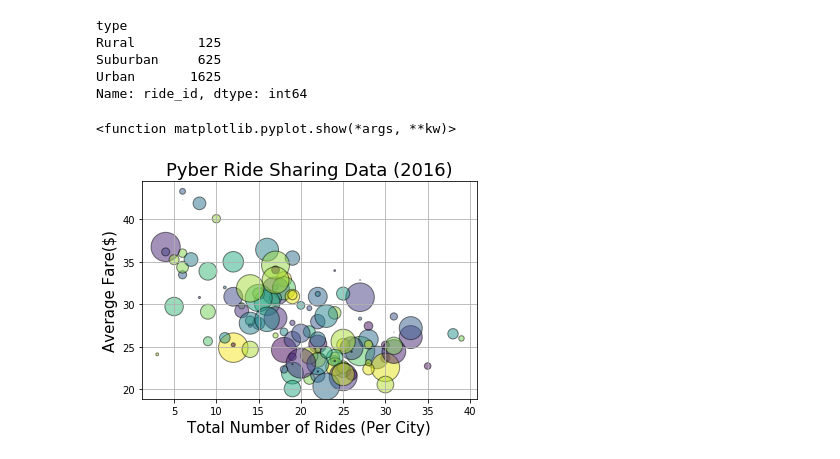
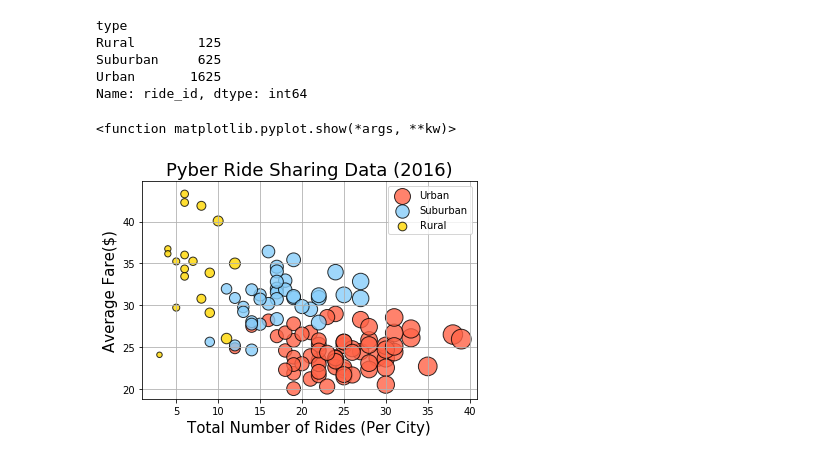
Before and after one commit to damuakula/Pyber_challenge, a Jupyter notebook: pyber_scatter.ipynb, the cells around one changed output. Drawn from its saved outputs; the diff is of its cells as text; code cells hidden in the pictures.

```diff
--- a/pyber_scatter.ipynb
+++ b/pyber_scatter.ipynb
@@ -81,16 +75,43 @@ total_rides_per_city = group_city_df["ride_id"].count()
+# %%
+urban_group = urban_city_df.groupby(['city'])
+suburban_group = suburban_city_df.groupby(['city'])
+rural_group = rural_city_df.groupby(['city'])
+# %%
+driver_count_urban_city = urban_group["driver_count"].count()
+driver_count_suburban_city = suburban_group["driver_count"].count()
+driver_count_rural_city = rural_group["driver_count"].count()
+# %%
+average_urban_fare = urban_group["fare"].mean()
+average_suburban_fare = suburban_group["fare"].mean()
+average_rural_fare = rural_group["fare"].mean()
+# %%
+urban_rides_per_city = urban_group["ride_id"].count()
+suburban_rides_per_city = suburban_group["ride_id"].count()
+rural_rides_per_city = rural_group["ride_id"].count()
 # %%
-colors = np.random.rand(len(total_rides_per_city))
-area = (30 * np.random.rand(len(total_rides_per_city)))**2
+type1 = (urban_rides_per_city,average_urban_fare)
+type2 = (suburban_rides_per_city,average_suburban_fare)
+type3 = (rural_rides_per_city,average_rural_fare)
 
-plt.scatter(total_rides_per_city, average_fare_per_city, s=area, c=colors, facecolors="red", edgecolors="black", alpha=0.5)
+data = (type1, type2, type3)
+colors = ("tomato", "lightskyblue", "gold")
+groups = ("Urban", "Suburban", "Rural")
+drivers = (driver_count_urban_city,driver_count_suburban_city,driver_count_rural_city)
+
+for data, color, group, driver in zip(data, colors, groups, drivers):
+   x, y = data
+   plt.scatter(x, y, alpha=0.8, c=color, edgecolors='black', s=driver*10, label=group)
+
+#plt.scatter(urban_rides_per_city, average_urban_fare, s=100, c="red", facecolors="red", edgecolors="black", alpha=0.5)
 
 plt.xlabel('Total Number of Rides (Per City)', fontsize=15)
 plt.ylabel('Average Fare($)', fontsize=15)
 plt.title('Pyber Ride Sharing Data (2016)',fontsize=18)
 
 plt.grid(True)
+plt.legend(loc=1)
 
 plt.show
 # %% [output]
 <function matplotlib.pyplot.show(*args, **kw)>
-[figure, old version]
+[figure, new version]
```
Also changed, not shown: parts of 16 cells of this notebook.
